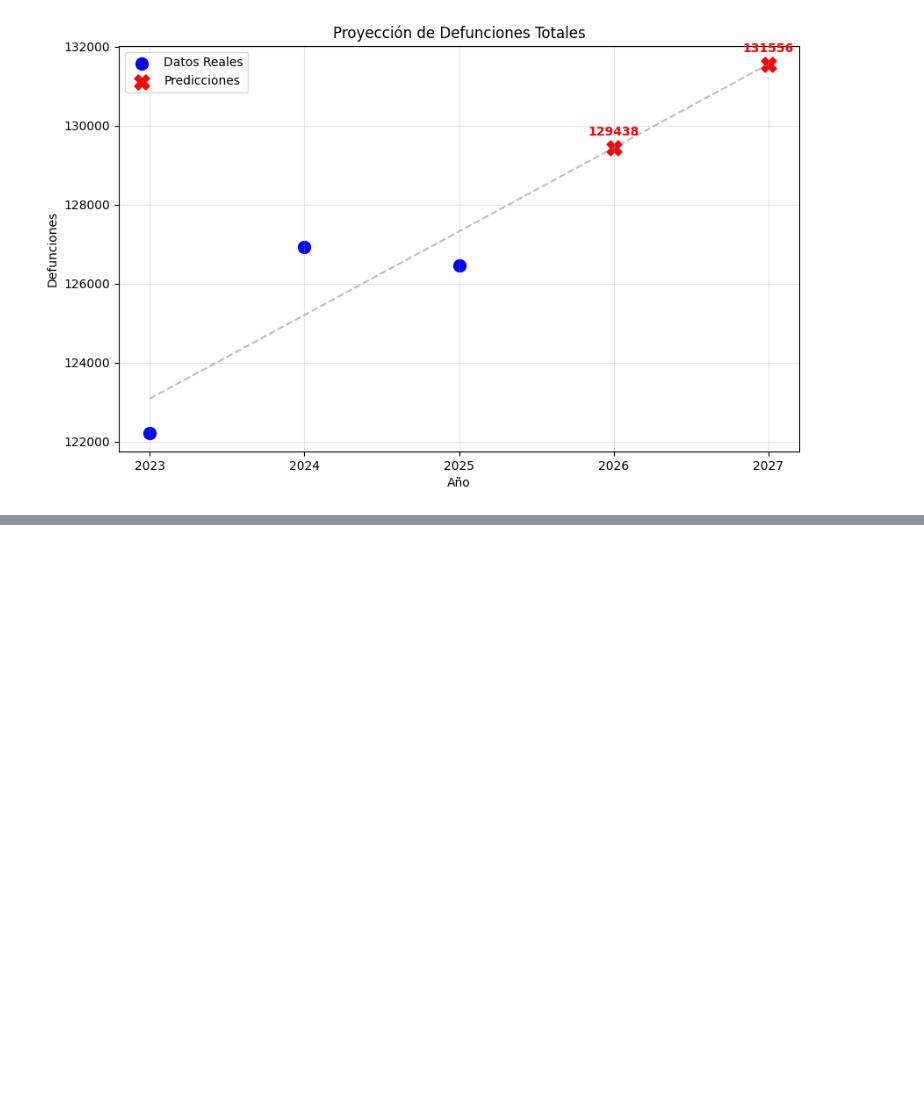
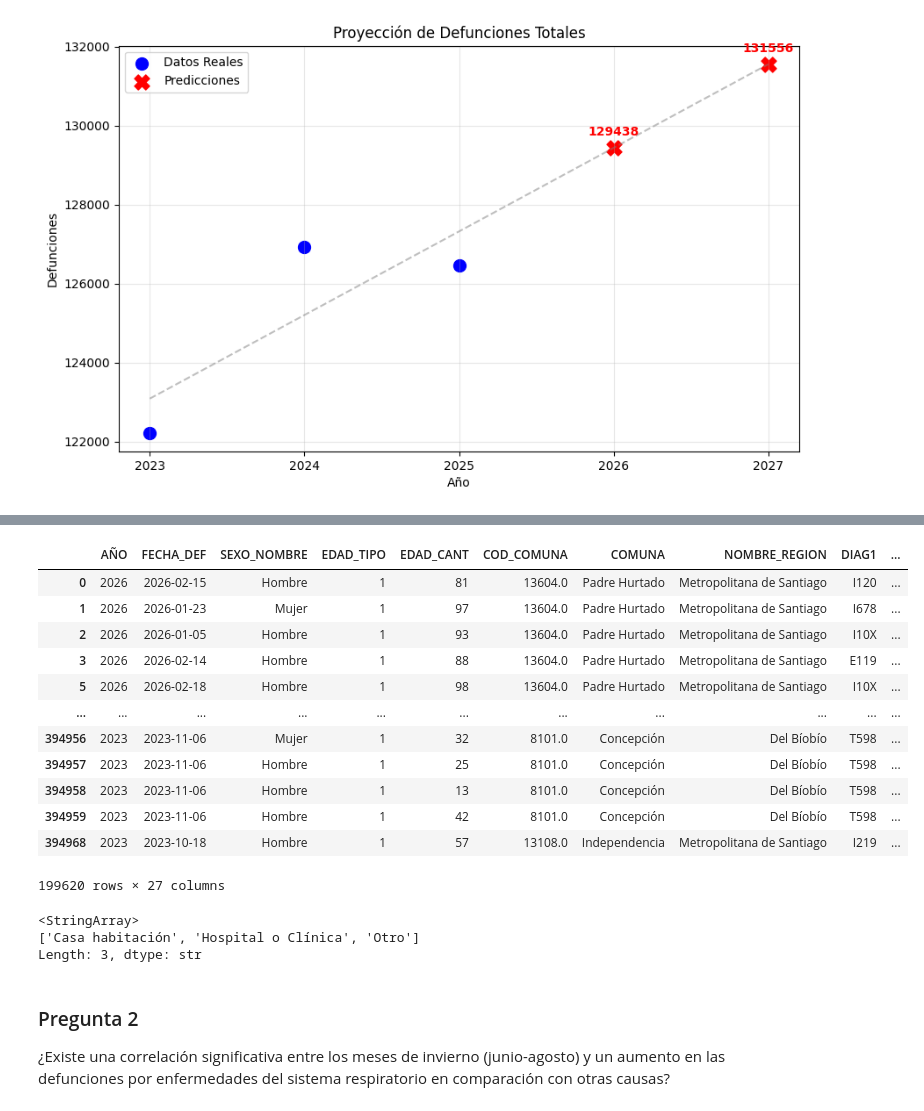
Before and after one commit to Bladex12/proyecto-analisis, a Jupyter notebook: trabajo.ipynb, the cells around one changed output, grey strips where cells are left out. Saved outputs shown, nothing was run; the diff lists cells and outputs as text; code cells hidden in the pictures; blank space fills up the shorter version.

```diff
--- a/trabajo.ipynb
+++ b/trabajo.ipynb
@@ -34,6 +37,3 @@ display(df)
 | 394974 | 2023 | 2023-07-31 | Hombre | 1 | 31 | 8101.0 | Concepción | Del Bíobío | S199 | ... |
 | 394975 | 2023 | 2023-12-04 | Mujer | 1 | 37 | 13110.0 | La Florida | Metropolitana de Santiago | T599 | ... |
 394976 rows × 27 columns
-# %%
-df = df[df["LUGAR_DEFUNCION"] == "Hospital o Clínica"]
-df
@@ -220,0 +224,26 @@ plt.show()
+# %%
+dfCasa = df[df["LUGAR_DEFUNCION"] == "Casa habitación"]
+dfCasa
+# %% [output]
+|  | AÑO | FECHA_DEF | SEXO_NOMBRE | EDAD_TIPO | EDAD_CANT | COD_COMUNA | COMUNA | NOMBRE_REGION | DIAG1 | ... |
+| 0 | 2026 | 2026-02-15 | Hombre | 1 | 81 | 13604.0 | Padre Hurtado | Metropolitana de Santiago | I120 | ... |
+| 1 | 2026 | 2026-01-23 | Mujer | 1 | 97 | 13604.0 | Padre Hurtado | Metropolitana de Santiago | I678 | ... |
+| 2 | 2026 | 2026-01-05 | Hombre | 1 | 93 | 13604.0 | Padre Hurtado | Metropolitana de Santiago | I10X | ... |
+| 3 | 2026 | 2026-02-14 | Hombre | 1 | 88 | 13604.0 | Padre Hurtado | Metropolitana de Santiago | E119 | ... |
+| 5 | 2026 | 2026-02-18 | Hombre | 1 | 98 | 13604.0 | Padre Hurtado | Metropolitana de Santiago | I10X | ... |
+| ... | ... | ... | ... | ... | ... | ... | ... | ... | ... | ... |
+| 394956 | 2023 | 2023-11-06 | Mujer | 1 | 32 | 8101.0 | Concepción | Del Bíobío | T598 | ... |
+| 394957 | 2023 | 2023-11-06 | Hombre | 1 | 25 | 8101.0 | Concepción | Del Bíobío | T598 | ... |
+| 394958 | 2023 | 2023-11-06 | Hombre | 1 | 13 | 8101.0 | Concepción | Del Bíobío | T598 | ... |
+| 394959 | 2023 | 2023-11-06 | Hombre | 1 | 42 | 8101.0 | Concepción | Del Bíobío | T598 | ... |
+| 394968 | 2023 | 2023-10-18 | Hombre | 1 | 57 | 13108.0 | Independencia | Metropolitana de Santiago | I219 | ... |
+199620 rows × 27 columns
+# %%
+df["LUGAR_DEFUNCION"].unique()
+# %% [output]
+<StringArray>
+['Casa habitación', 'Hospital o Clínica', 'Otro']
+Length: 3, dtype: str
+# %% [markdown]
+### Pregunta 2
+¿Existe una correlación significativa entre los meses de invierno (junio-agosto) y un aumento en las defunciones por enfermedades del sistema respiratorio en comparación con otras causas?
```
Also changed, not shown: parts of 3 cells of this notebook.
